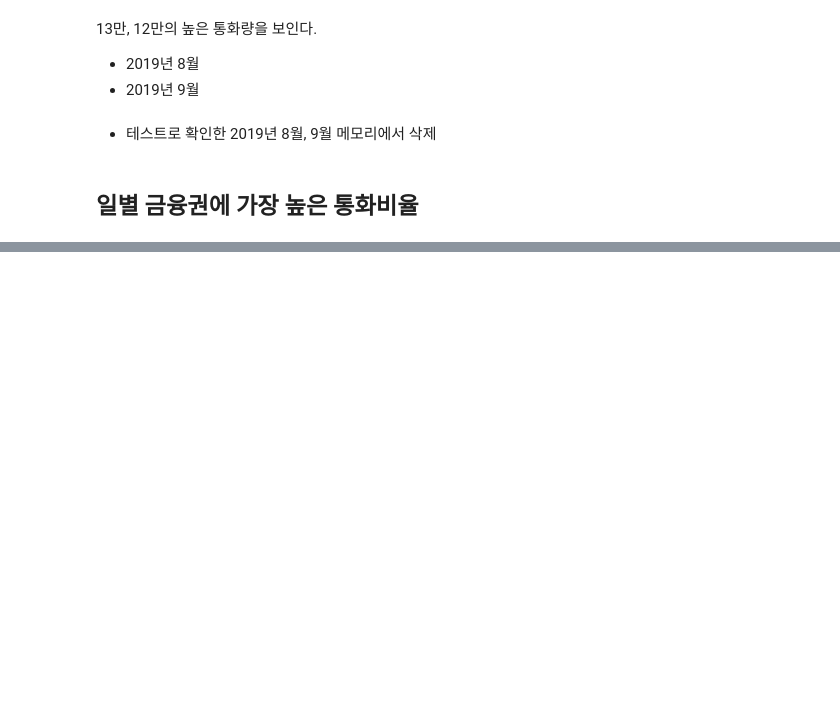
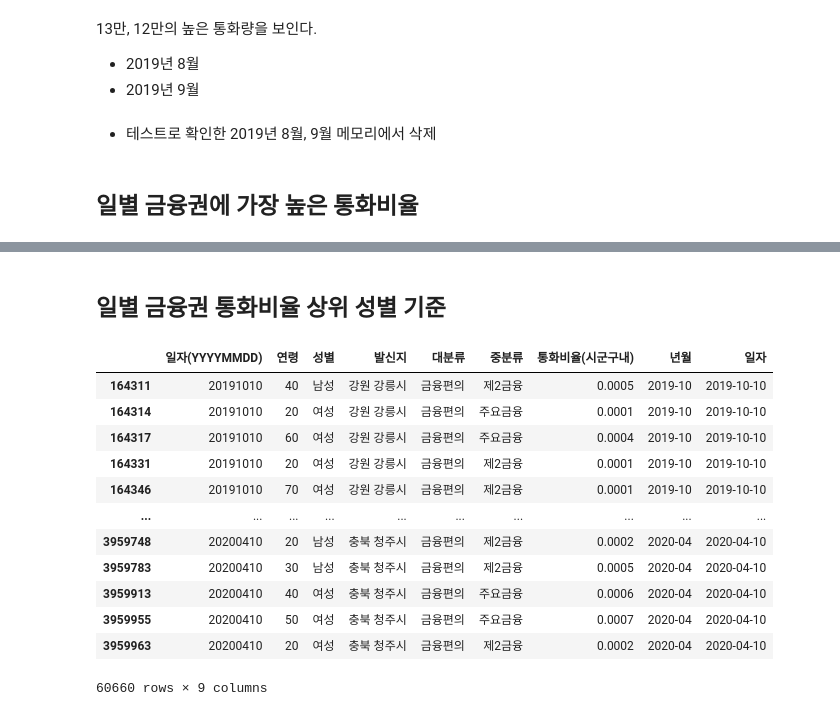
Before and after one commit to wiv33/A-Learning-python, a Jupyter notebook: machine-learning/_000_hello_machine/_000_basic/_012_visualization/sk_call_data.ipynb, the cells around one changed output, grey strips where cells are left out. Cells and saved outputs as stored; diff of their text form; code cells hidden in the pictures; blank space fills up the shorter version.

```diff
--- a/machine-learning/_000_hello_machine/_000_basic/_012_visualization/sk_call_data.ipynb
+++ b/machine-learning/_000_hello_machine/_000_basic/_012_visualization/sk_call_data.ipynb
@@ -600,0 +655,25 @@ day_df.head(1)
+# %% [markdown]
+## 일별 금융권 통화비율 상위 성별 기준
+# %%
+top_12_date = ['2020-01-10', '2019-11-08', '2019-10-10',
+               '2019-12-10', '2020-02-10', '2020-03-10',
+               '2019-11-25', '2019-11-11', '2020-04-10',
+               '2020-01-02', '2019-12-20', '2019-11-26']
+
+
+max_call_ratio = df[df['일자'].isin(top_12_date)].groupby('대분류').get_group('금융편의')
+max_call_ratio
+# %% [output]
+|  | 일자(YYYYMMDD) | 연령 | 성별 | 발신지 | 대분류 | 중분류 | 통화비율(시군구내) | 년월 | 일자 |
+| 164311 | 20191010 | 40 | 남성 | 강원 강릉시 | 금융편의 | 제2금융 | 0.0005 | 2019-10 | 2019-10-10 |
+| 164314 | 20191010 | 20 | 여성 | 강원 강릉시 | 금융편의 | 주요금융 | 0.0001 | 2019-10 | 2019-10-10 |
+| 164317 | 20191010 | 60 | 여성 | 강원 강릉시 | 금융편의 | 주요금융 | 0.0004 | 2019-10 | 2019-10-10 |
+| 164331 | 20191010 | 20 | 여성 | 강원 강릉시 | 금융편의 | 제2금융 | 0.0001 | 2019-10 | 2019-10-10 |
+| 164346 | 20191010 | 70 | 여성 | 강원 강릉시 | 금융편의 | 제2금융 | 0.0001 | 2019-10 | 2019-10-10 |
+| ... | ... | ... | ... | ... | ... | ... | ... | ... | ... |
+| 3959748 | 20200410 | 20 | 남성 | 충북 청주시 | 금융편의 | 제2금융 | 0.0002 | 2020-04 | 2020-04-10 |
+| 3959783 | 20200410 | 30 | 남성 | 충북 청주시 | 금융편의 | 제2금융 | 0.0005 | 2020-04 | 2020-04-10 |
+| 3959913 | 20200410 | 40 | 여성 | 충북 청주시 | 금융편의 | 주요금융 | 0.0006 | 2020-04 | 2020-04-10 |
+| 3959955 | 20200410 | 50 | 여성 | 충북 청주시 | 금융편의 | 주요금융 | 0.0007 | 2020-04 | 2020-04-10 |
+| 3959963 | 20200410 | 20 | 여성 | 충북 청주시 | 금융편의 | 제2금융 | 0.0002 | 2020-04 | 2020-04-10 |
+60660 rows × 9 columns
```
Also changed, not shown: parts of 8 cells of this notebook.
